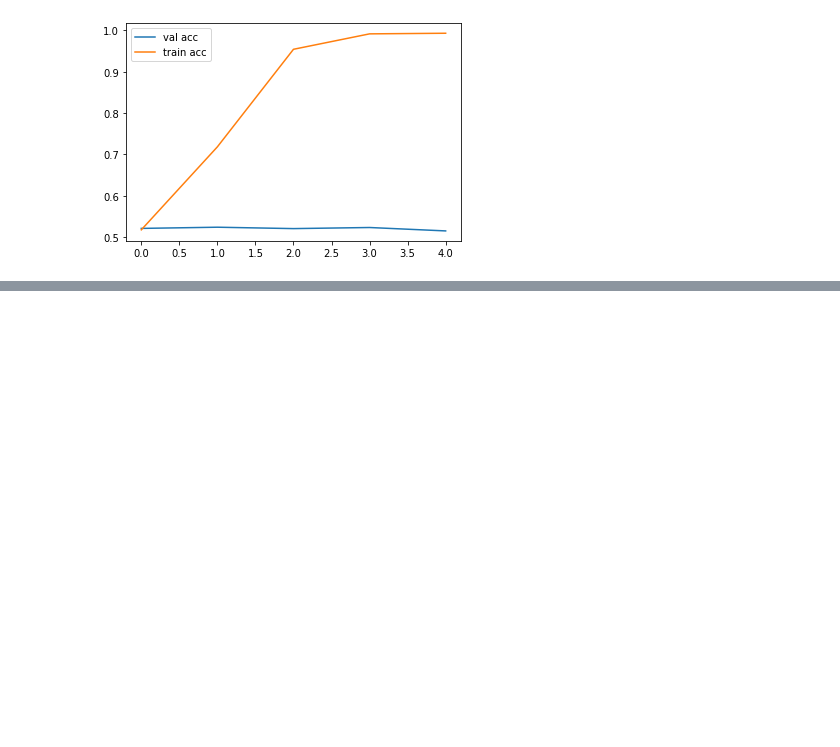
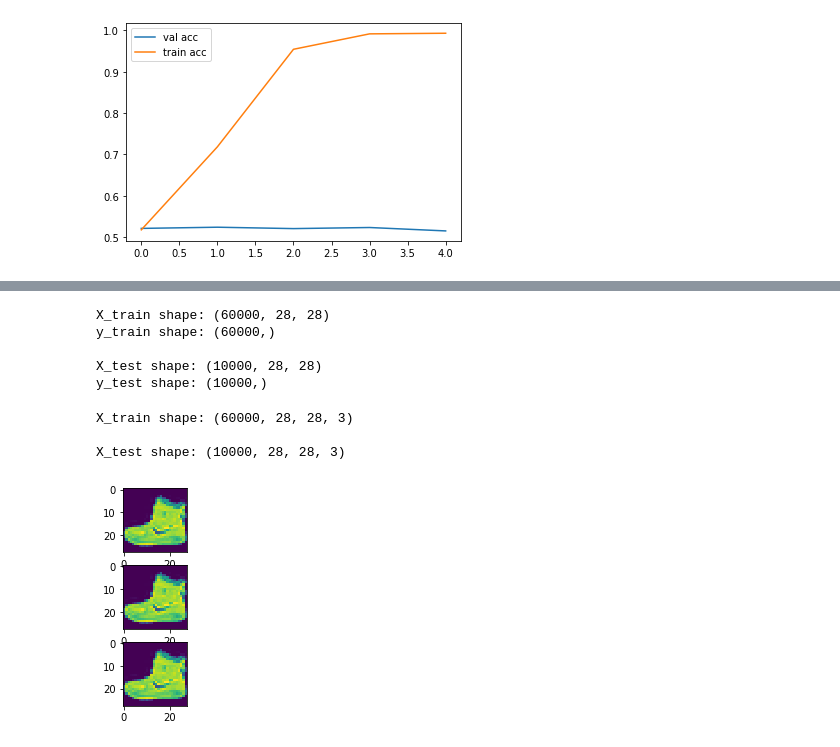
Before and after one commit to EvgeniyBline/KerasDatasetsAnalysis, a Jupyter notebook: KerasDatasetsAnalysis.ipynb, the cells around one changed output, grey strips where cells are left out. Saved outputs shown, nothing was run; the diff lists cells and outputs as text; code cells hidden in the pictures; blank space fills up the shorter version.

Commit message:
added fashion mnist keras conv2 model

```diff
--- a/KerasDatasetsAnalysis.ipynb
+++ b/KerasDatasetsAnalysis.ipynb
@@ -105,0 +114,29 @@ Epoch 2/5
+# %%
+(X_train, y_train), (X_test, y_test) = datasets.fashion_mnist.load_data()
+print(f'X_train shape: {X_train.shape}')
+print(f'y_train shape: {y_train.shape}')
+print()
+print(f'X_test shape: {X_test.shape}')
+print(f'y_test shape: {y_test.shape}')
+# %% [output]
+X_train shape: (60000, 28, 28)
+y_train shape: (60000,)
+
+X_test shape: (10000, 28, 28)
+y_test shape: (10000,)
+# %%
+X_train_r = np.repeat(X_train[:, :, :, np.newaxis], 3, axis=3)
+X_test_r = np.repeat(X_test[:, :, :, np.newaxis], 3, axis=3)
+print(f'X_train shape: {X_train_r.shape}')
+print()
+print(f'X_test shape: {X_test_r.shape}')
+# %% [output]
+X_train shape: (60000, 28, 28, 3)
+
+X_test shape: (10000, 28, 28, 3)
+# %%
+_, axis = plt.subplots(3)
+for i, a in enumerate(axis.ravel()):
+    a.imshow(X_train_r[0, :, :, i])
+# %% [output]
+[figure, added]
```
Also changed, not shown: parts of 3 cells of this notebook.
